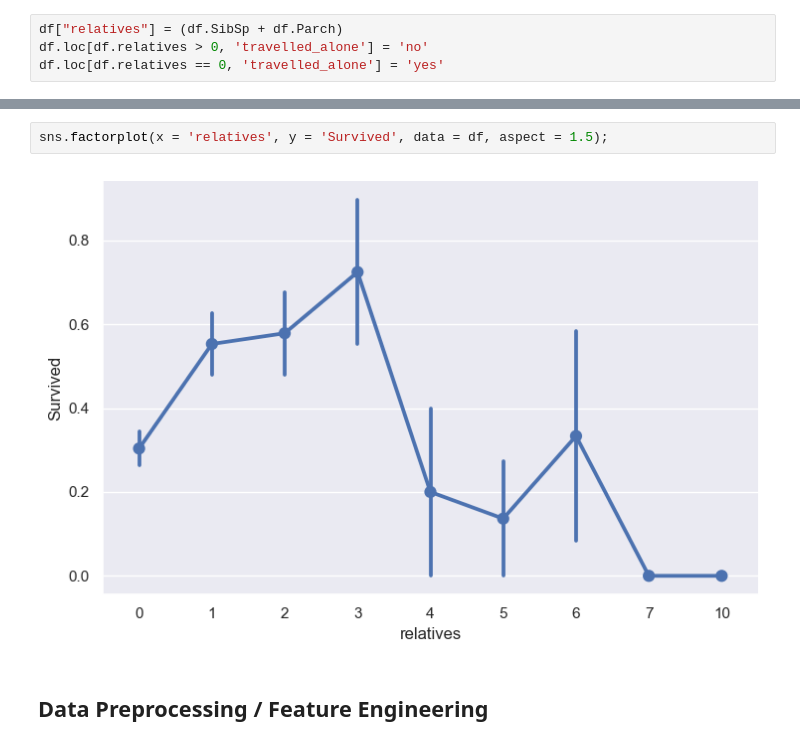
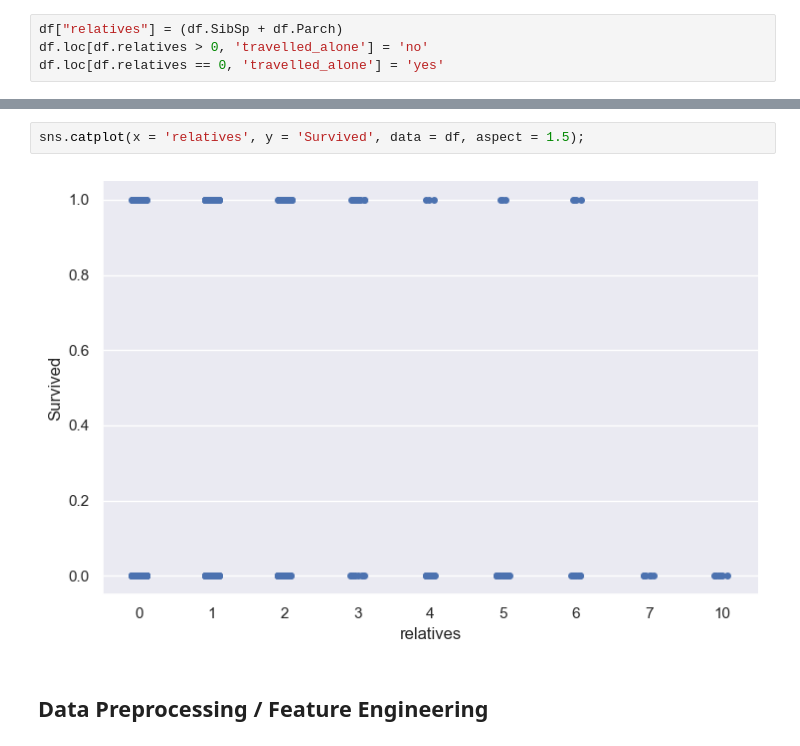
Before and after one commit to aayush2058/titanic, a Jupyter notebook: Titanic.ipynb, the cells around one changed output, grey strips where cells are left out. Drawn from its saved outputs; the diff is of its cells as text.

```diff
--- a/Titanic.ipynb
+++ b/Titanic.ipynb
@@ -114,9 +114,9 @@ df.head()
 | 3 | 4 | 1 | 1 | Futrelle, Mrs. Jacques Heath (Lil... | 1 | 35.0 | 1 | 0 | 113803 | 53.1000 | ... |
 | 4 | 5 | 0 | 3 | Allen, Mr. William Henry | 0 | 35.0 | 0 | 0 | 373450 | 8.0500 | ... |
 # %%
-sns.factorplot(x = 'relatives', y = 'Survived', data = df, aspect = 1.5);
+sns.catplot(x = 'relatives', y = 'Survived', data = df, aspect = 1.5);
 # %% [output]
-[figure, old version]
+[figure, new version]
 # %% [markdown]
 ## Data Preprocessing / Feature Engineering
 # %%
```
Also changed, not shown: parts of 15 cells of this notebook.
